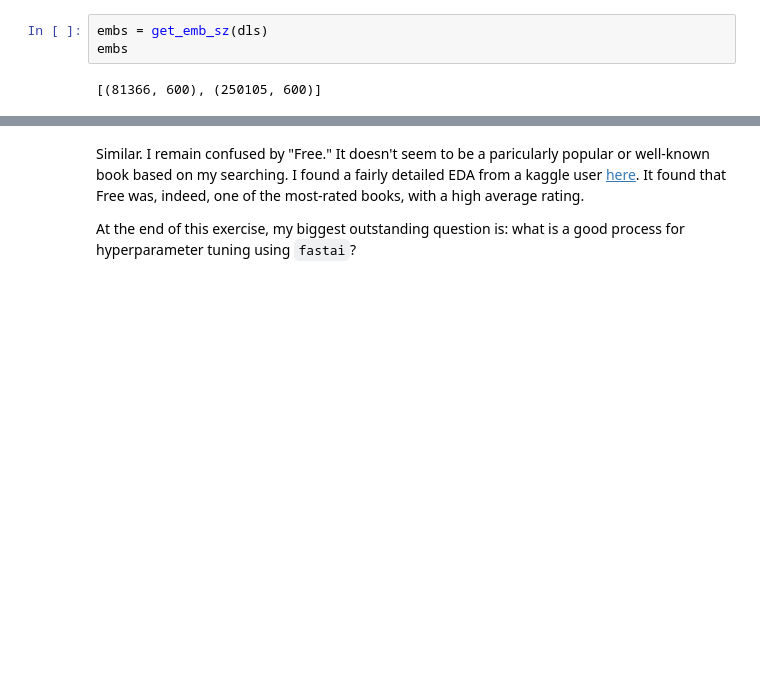
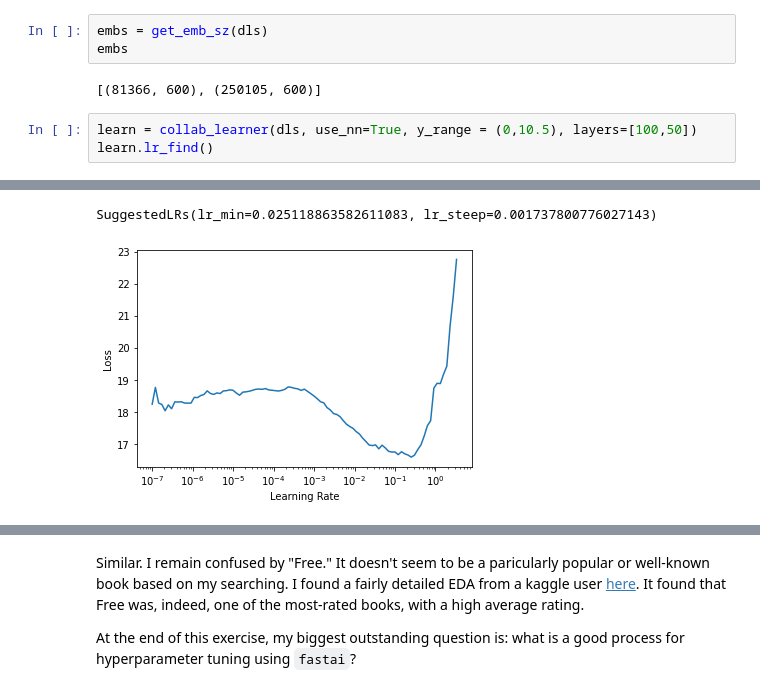
Before and after one commit to djliden/deep_learning_practice, a Jupyter notebook: notebooks/Collaborative Filtering Book Recommendations.ipynb, the cells around one changed output, grey strips where cells are left out. Drawn from its saved outputs; the diff is of its cells as text; blank space fills up the shorter version.

```diff
--- a/notebooks/Collaborative Filtering Book Recommendations.ipynb
+++ b/notebooks/Collaborative Filtering Book Recommendations.ipynb
@@ -139,3 +142,7 @@ embs = get_emb_sz(dls)
 embs
 # %% [output]
 [(81366, 600), (250105, 600)]
+# %%
+learn = collab_learner(dls, use_nn=True, y_range = (0,10.5), layers=[100,50])
+learn.lr_find()
+# %% [output]
@@ -141,0 +150,2 @@ embs
+SuggestedLRs(lr_min=0.025118863582611083, lr_steep=0.001737800776027143)
+[figure, added]
```
Also changed, not shown: parts of 13 cells of this notebook.
